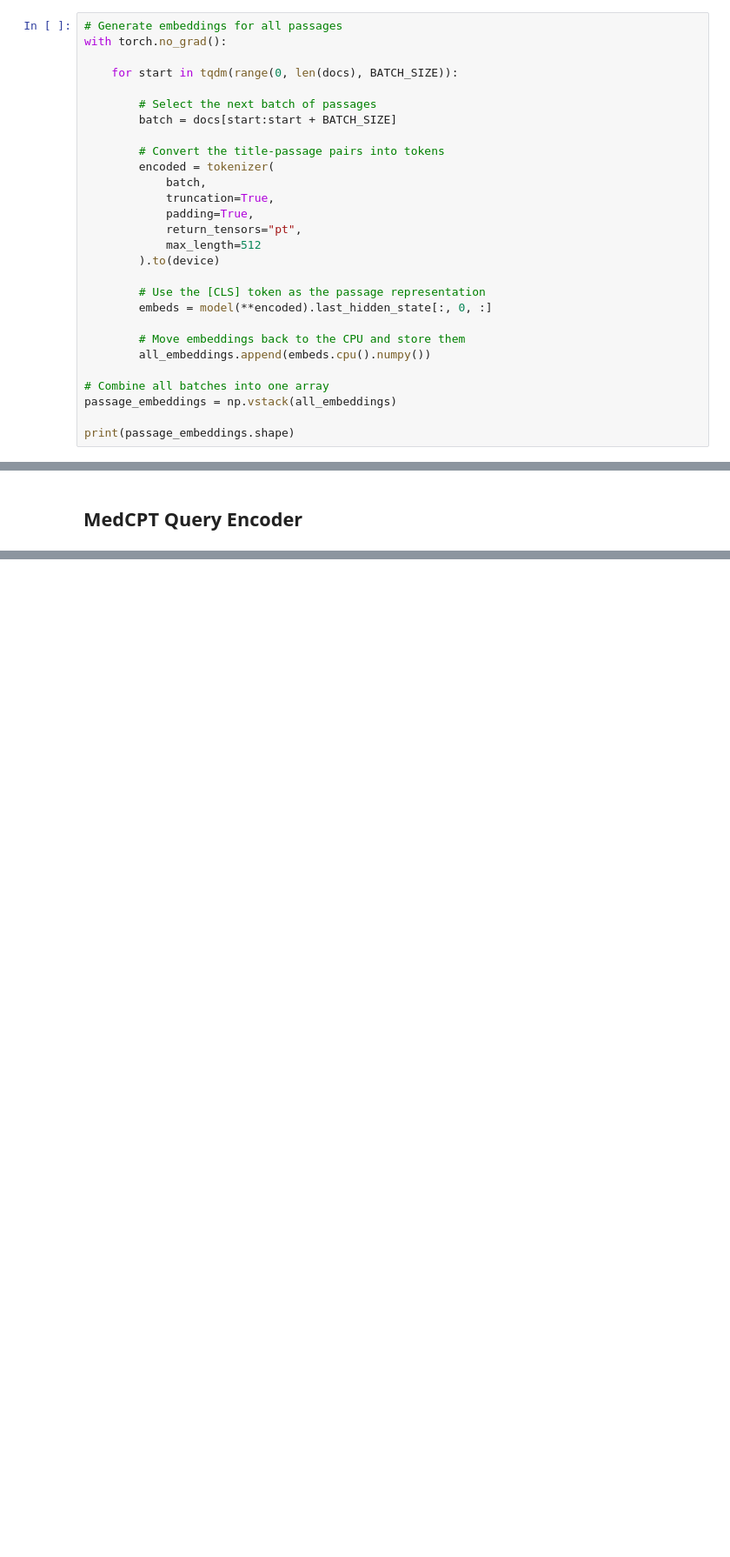
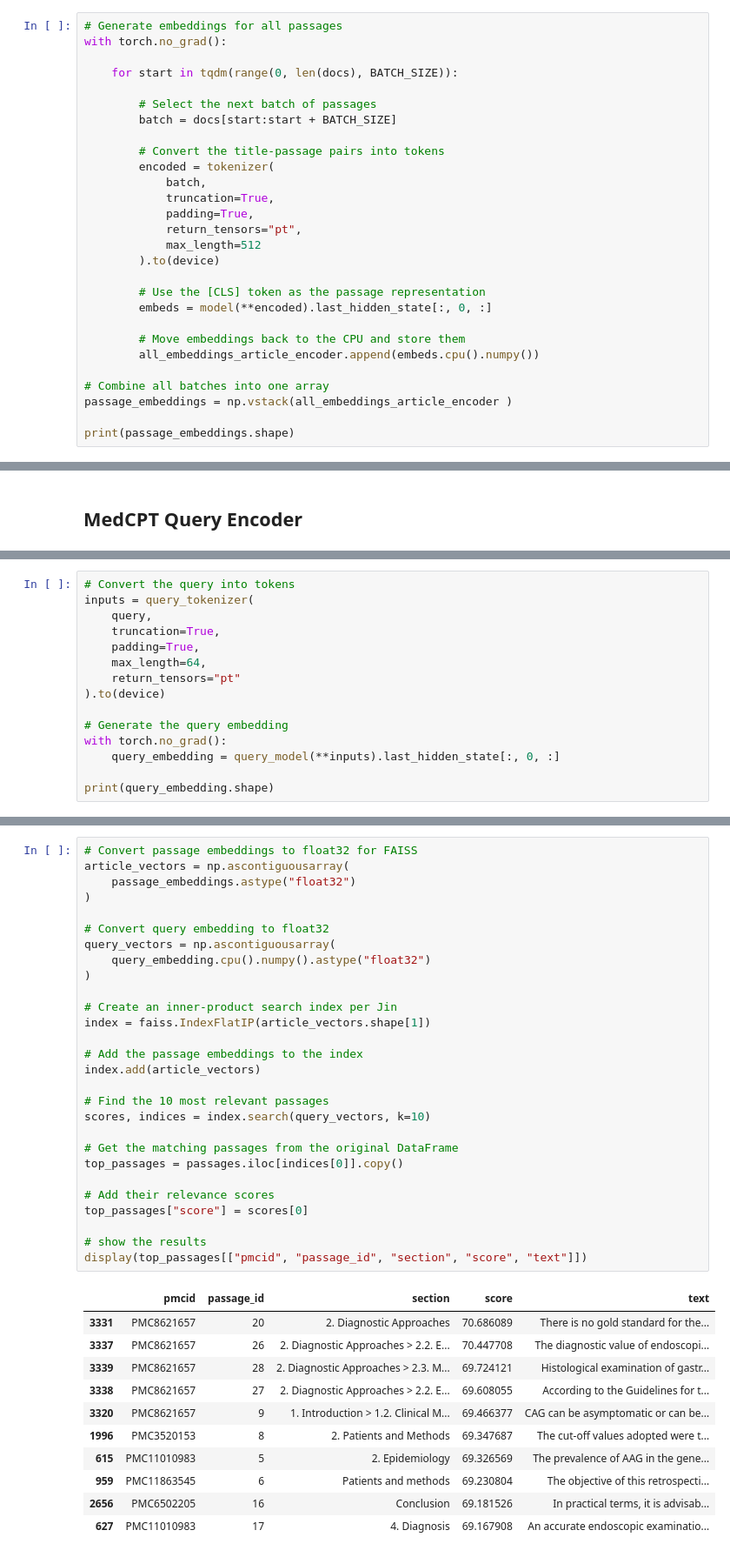
Before and after one commit to MothEars/SCI501_Project, a Jupyter notebook: notebooks/MedCPT.ipynb, the cells around one changed output, grey strips where cells are left out. Shown at 87% size. Drawn from its saved outputs; the diff is of its cells as text; blank space fills up the shorter version.

```diff
--- a/notebooks/MedCPT.ipynb
+++ b/notebooks/MedCPT.ipynb
@@ -156,9 +193,9 @@ with torch.no_grad():
         embeds = model(**encoded).last_hidden_state[:, 0, :]
 
         # Move embeddings back to the CPU and store them
-        all_embeddings.append(embeds.cpu().numpy())
+        all_embeddings_article_encoder.append(embeds.cpu().numpy())
 
 # Combine all batches into one array
-passage_embeddings = np.vstack(all_embeddings)
+passage_embeddings = np.vstack(all_embeddings_article_encoder )
 
 print(passage_embeddings.shape)
@@ -183,3 +267,18 @@ inputs = query_tokenizer(
     max_length=64,
     return_tensors="pt"
 )
+# %%
+# Convert the query into tokens
+inputs = query_tokenizer(
+    query,
+    truncation=True,
+    padding=True,
+    max_length=64,
+    return_tensors="pt"
+).to(device)
+
+# Generate the query embedding
+with torch.no_grad():
+    query_embedding = query_model(**inputs).last_hidden_state[:, 0, :]
+
+print(query_embedding.shape)
@@ -185,0 +287,40 @@ inputs = query_tokenizer(
+# %%
+# Convert passage embeddings to float32 for FAISS
+article_vectors = np.ascontiguousarray(
+    passage_embeddings.astype("float32")
+)
+
+# Convert query embedding to float32
+query_vectors = np.ascontiguousarray(
+    query_embedding.cpu().numpy().astype("float32")
+)
+
+# Create an inner-product search index per Jin
+index = faiss.IndexFlatIP(article_vectors.shape[1])
+
+# Add the passage embeddings to the index
+index.add(article_vectors)
+
+# Find the 10 most relevant passages
+scores, indices = index.search(query_vectors, k=10)
+
+# Get the matching passages from the original DataFrame
+top_passages = passages.iloc[indices[0]].copy()
+
+# Add their relevance scores
+top_passages["score"] = scores[0]
+
+# show the results
+display(top_passages[["pmcid", "passage_id", "section", "score", "text"]])
+# %% [output]
+|  | pmcid | passage_id | section | score | text |
+| 3331 | PMC8621657 | 20 | 2. Diagnostic Approaches | 70.686089 | There is no gold standard for the... |
+| 3337 | PMC8621657 | 26 | 2. Diagnostic Approaches > 2.2. E... | 70.447708 | The diagnostic value of endoscopi... |
+| 3339 | PMC8621657 | 28 | 2. Diagnostic Approaches > 2.3. M... | 69.724121 | Histological examination of gastr... |
+| 3338 | PMC8621657 | 27 | 2. Diagnostic Approaches > 2.2. E... | 69.608055 | According to the Guidelines for t... |
+| 3320 | PMC8621657 | 9 | 1. Introduction > 1.2. Clinical M... | 69.466377 | CAG can be asymptomatic or can be... |
+| 1996 | PMC3520153 | 8 | 2. Patients and Methods | 69.347687 | The cut-off values adopted were t... |
+| 615 | PMC11010983 | 5 | 2. Epidemiology | 69.326569 | The prevalence of AAG in the gene... |
+| 959 | PMC11863545 | 6 | Patients and methods | 69.230804 | The objective of this retrospecti... |
+| 2656 | PMC6502205 | 16 | Conclusion | 69.181526 | In practical terms, it is advisab... |
+| 627 | PMC11010983 | 17 | 4. Diagnosis | 69.167908 | An accurate endoscopic examinatio... |
```
Also changed, not shown: parts of 16 cells of this notebook.
